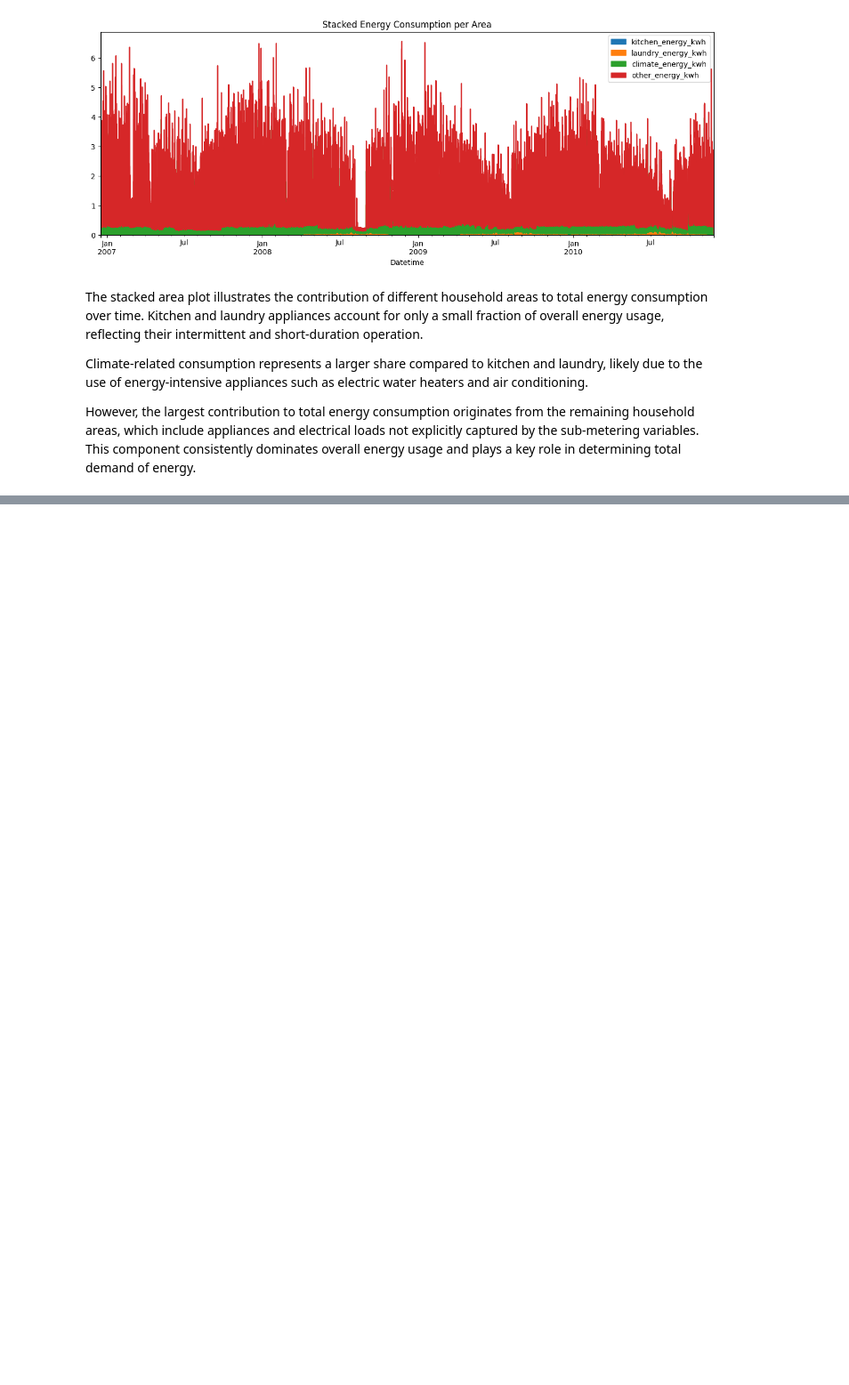
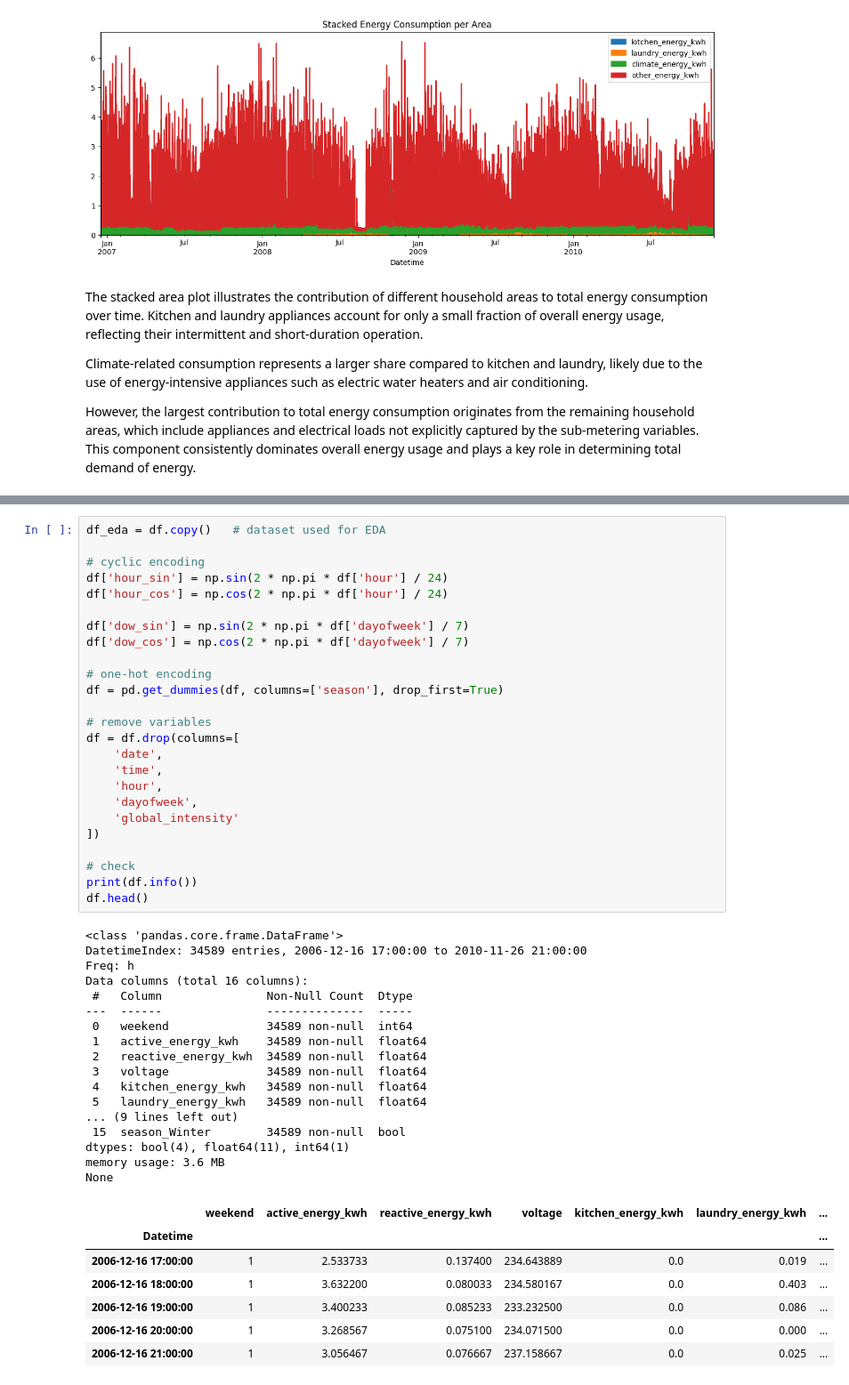
Before and after one commit to paulprataleal/flashbang, a Jupyter notebook: ML_project.ipynb, the cells around one changed output, grey strips where cells are left out. Shown at 89% size. Cells and saved outputs as stored; diff of their text form; blank space fills up the shorter version.

```diff
--- a/ML_project.ipynb
+++ b/ML_project.ipynb
@@ -581,0 +593,50 @@ However, the largest contribution to total energy consumption originates from th
+# %%
+df_eda = df.copy()   # dataset used for EDA
+
+# cyclic encoding
+df['hour_sin'] = np.sin(2 * np.pi * df['hour'] / 24)
+df['hour_cos'] = np.cos(2 * np.pi * df['hour'] / 24)
+
+df['dow_sin'] = np.sin(2 * np.pi * df['dayofweek'] / 7)
+df['dow_cos'] = np.cos(2 * np.pi * df['dayofweek'] / 7)
+
+# one-hot encoding
+df = pd.get_dummies(df, columns=['season'], drop_first=True)
+
+# remove variables
+df = df.drop(columns=[
+    'date',
+    'time',
+    'hour',
+    'dayofweek',
+    'global_intensity'
+])
+
+# check
+print(df.info())
+df.head()
+# %% [output]
+<class 'pandas.core.frame.DataFrame'>
+DatetimeIndex: 34589 entries, 2006-12-16 17:00:00 to 2010-11-26 21:00:00
+Freq: h
+Data columns (total 16 columns):
+ #   Column               Non-Null Count  Dtype
+---  ------               --------------  -----
+ 0   weekend              34589 non-null  int64
+ 1   active_energy_kwh    34589 non-null  float64
+ 2   reactive_energy_kwh  34589 non-null  float64
+ 3   voltage              34589 non-null  float64
+ 4   kitchen_energy_kwh   34589 non-null  float64
+ 5   laundry_energy_kwh   34589 non-null  float64
+... (9 lines left out)
+ 15  season_Winter        34589 non-null  bool
+dtypes: bool(4), float64(11), int64(1)
+memory usage: 3.6 MB
+None
+|  | weekend | active_energy_kwh | reactive_energy_kwh | voltage | kitchen_energy_kwh | laundry_energy_kwh | ... |
+| Datetime |  |  |  |  |  |  | ... |
+| 2006-12-16 17:00:00 | 1 | 2.533733 | 0.137400 | 234.643889 | 0.0 | 0.019 | ... |
+| 2006-12-16 18:00:00 | 1 | 3.632200 | 0.080033 | 234.580167 | 0.0 | 0.403 | ... |
+| 2006-12-16 19:00:00 | 1 | 3.400233 | 0.085233 | 233.232500 | 0.0 | 0.086 | ... |
+| 2006-12-16 20:00:00 | 1 | 3.268567 | 0.075100 | 234.071500 | 0.0 | 0.000 | ... |
+| 2006-12-16 21:00:00 | 1 | 3.056467 | 0.076667 | 237.158667 | 0.0 | 0.025 | ... |
```
Also changed, not shown: parts of 8 cells of this notebook.
